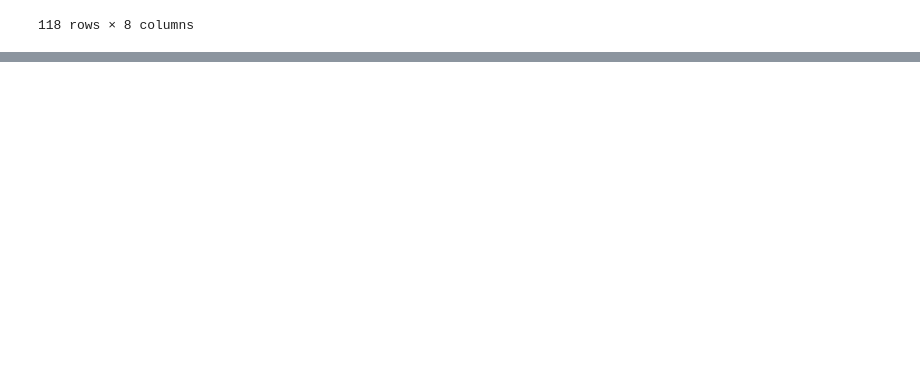
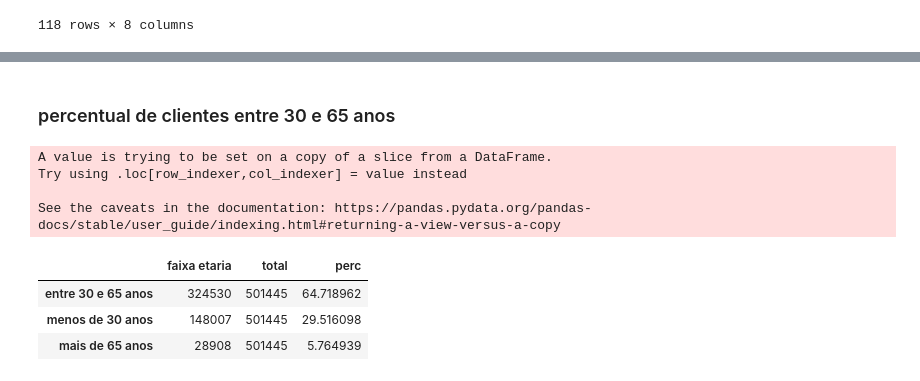
Before and after one commit to leticiafaria7/case-elogroup, a Jupyter notebook: 3_graficos-complementares.ipynb, the cells around one changed output, grey strips where cells are left out. Cells and saved outputs as stored; diff of their text form; code cells hidden in the pictures; blank space fills up the shorter version.

```diff
--- a/3_graficos-complementares.ipynb
+++ b/3_graficos-complementares.ipynb
@@ -140,3 +150,31 @@ choromap.update_layout(width = 600)
 iplot(choromap, validate = False)
 # %% [output]
 [interactive output not drawn]
+# %% [markdown]
+### percentual de clientes entre 30 e 65 anos
+# %%
+def faixa_etaria(x):
+    if x < 30 :
+        return 'menos de 30 anos'
+    elif x <= 65:
+        return 'entre 30 e 65 anos'
+    elif x > 65:
+        return 'mais de 65 anos'
+
+
+pacientes_unicos = transactional_data.drop_duplicates(subset = 'Patient Id')
+pacientes_unicos['faixa etaria'] = pacientes_unicos['Idade'].apply(faixa_etaria)
+
+total_idade = pacientes_unicos['faixa etaria'].value_counts().to_frame()
+total_idade['total'] = total_idade['faixa etaria'].sum()
+total_idade['perc'] = total_idade['faixa etaria'] * 100 / total_idade['total']
+total_idade
+# %% [output]
+A value is trying to be set on a copy of a slice from a DataFrame.
+Try using .loc[row_indexer,col_indexer] = value instead
+
+See the caveats in the documentation: https://pandas.pydata.org/pandas-docs/stable/user_guide/indexing.html#returning-a-view-versus-a-copy
+|  | faixa etaria | total | perc |
+| entre 30 e 65 anos | 324530 | 501445 | 64.718962 |
+| menos de 30 anos | 148007 | 501445 | 29.516098 |
+| mais de 65 anos | 28908 | 501445 | 5.764939 |
```
Also changed, not shown: parts of 12 cells of this notebook.
